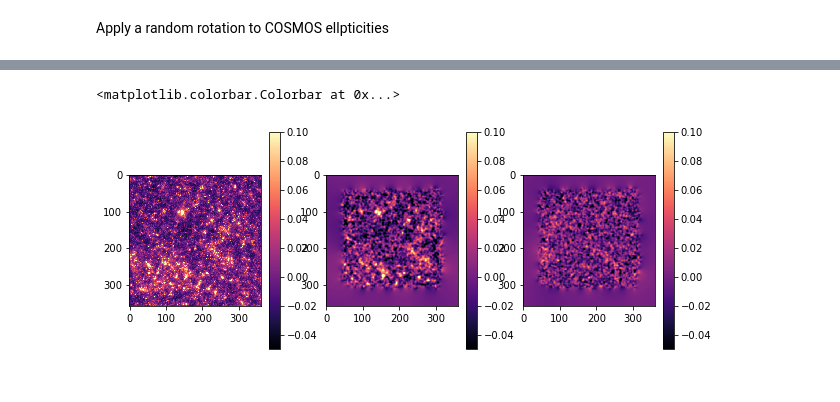
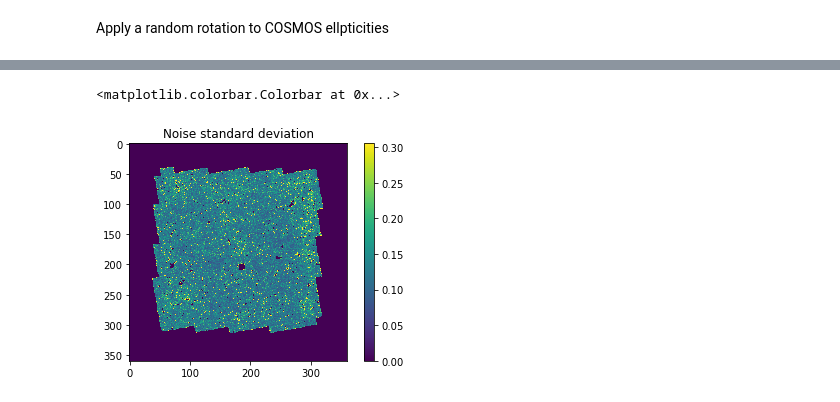
Before and after one commit to CosmoStat/jax-lensing, a Jupyter notebook: papers/Remy2021/COSMOS_shape_catalog.ipynb, the cells around one changed output, grey strips where cells are left out. Saved outputs shown, nothing was run; the diff lists cells and outputs as text; code cells hidden in the pictures.

```diff
--- a/papers/Remy2021/COSMOS_shape_catalog.ipynb
+++ b/papers/Remy2021/COSMOS_shape_catalog.ipynb
@@ -506,5 +470,4 @@ imshow(gaussian_filter(kappaB,2)[:,::-1], **kwargs);colorbar()
 # %%
-mask = 1-m
 denominator = n_gal_map_full.copy()
 denominator = 1./np.sqrt(n_gal_map_full)
 # %%
@@ -565,15 +484,7 @@ Text(0.5,1,'$e_2 + n_c$')
-# %%
-kappaE, kappaB = ks93(mask*(e1_sim + noise_1), mask*(e2_sim + noise_2))
-
-
-figure(figsize=[10,4])
-
-subplot(131)
-imshow(kp[:,::-1], **kwargs);colorbar()
-subplot(132)
-imshow(gaussian_filter(kappaE,2)[:,::-1], **kwargs);colorbar()
-subplot(133)
-imshow(gaussian_filter(kappaB,2)[:,::-1], **kwargs);colorbar()
-# %% [output]
-<matplotlib.colorbar.Colorbar at 0x...>
-[figure, removed]
+# %%
+title('Noise standard deviation')
+imshow(std1)
+colorbar()
+# %% [output]
+<matplotlib.colorbar.Colorbar at 0x...>
+[figure, added]
```
Also changed, not shown: parts of 29 cells of this notebook, 1 other file.
